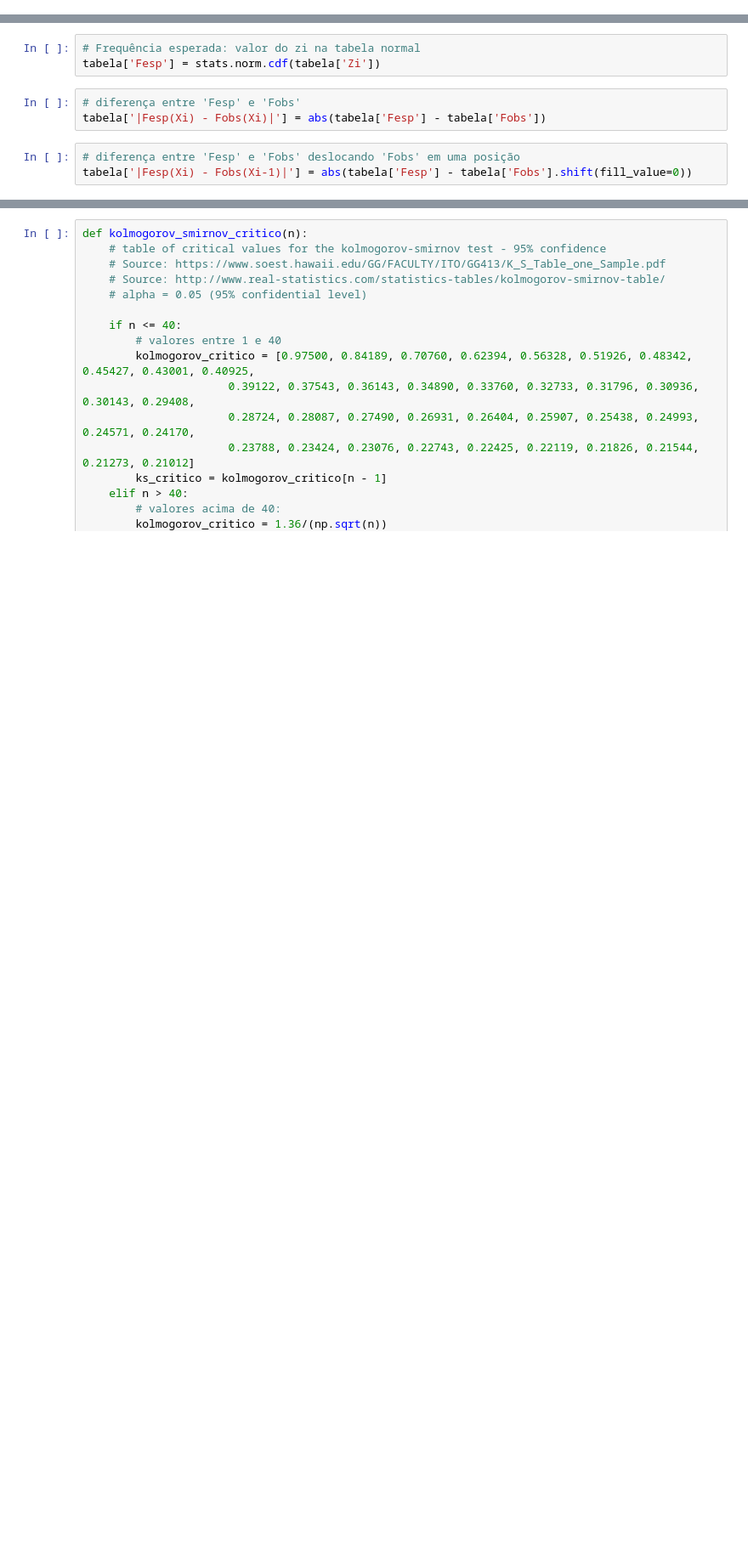
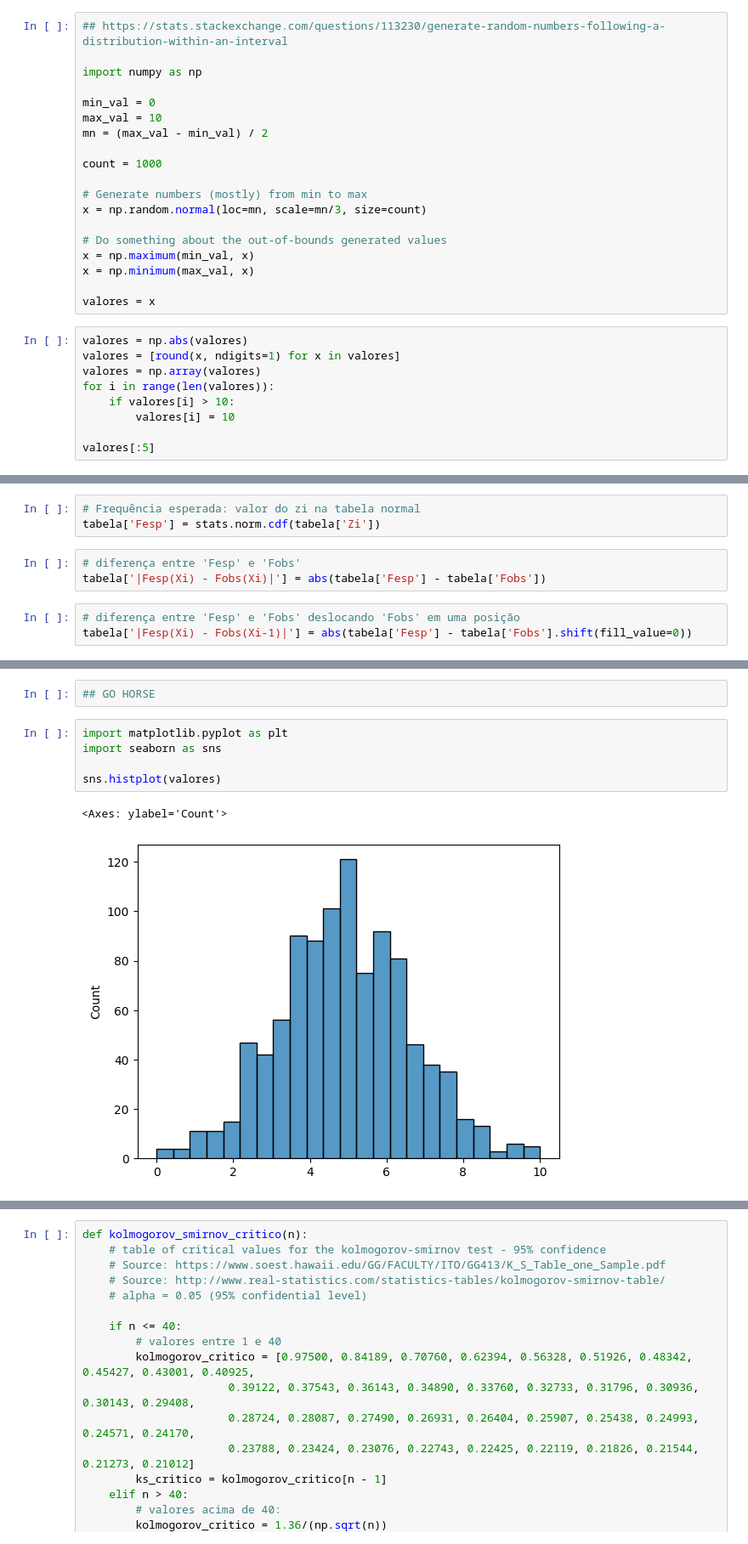
Before and after one commit to erlonL/testes-inferencia, a Jupyter notebook: Teste_KolmogorovSmirnov.ipynb, the cells around one changed output, grey strips where cells are left out. Shown at 85% size. Saved outputs shown, nothing was run; the diff lists cells and outputs as text; blank space fills up the shorter version.

Commit message:
update: add graphics / fix: data creation model

```diff
--- a/Teste_KolmogorovSmirnov.ipynb
+++ b/Teste_KolmogorovSmirnov.ipynb
@@ -40,0 +30,28 @@ array([ 28,  -6,  42,  39,  20,  45,   2,  32,  47,   5,  -4,  39,  24,
+# %%
+## https://stats.stackexchange.com/questions/113230/generate-random-numbers-following-a-distribution-within-an-interval
+
+import numpy as np
+
+min_val = 0
+max_val = 10
+mn = (max_val - min_val) / 2
+
+count = 1000
+
+# Generate numbers (mostly) from min to max
+x = np.random.normal(loc=mn, scale=mn/3, size=count)
+
+# Do something about the out-of-bounds generated values
+x = np.maximum(min_val, x)
+x = np.minimum(max_val, x)
+
+valores = x
+# %%
+valores = np.abs(valores)
+valores = [round(x, ndigits=1) for x in valores]
+valores = np.array(valores)
+for i in range(len(valores)):
+    if valores[i] > 10:
+        valores[i] = 10
+
+valores[:5]
@@ -136,0 +126,10 @@ Dcalc
+# %%
+## GO HORSE
+# %%
+import matplotlib.pyplot as plt
+import seaborn as sns
+
+sns.histplot(valores)
+# %% [output]
+<Axes: ylabel='Count'>
+[figure, added]
```
Also changed, not shown: parts of 20 cells of this notebook.
